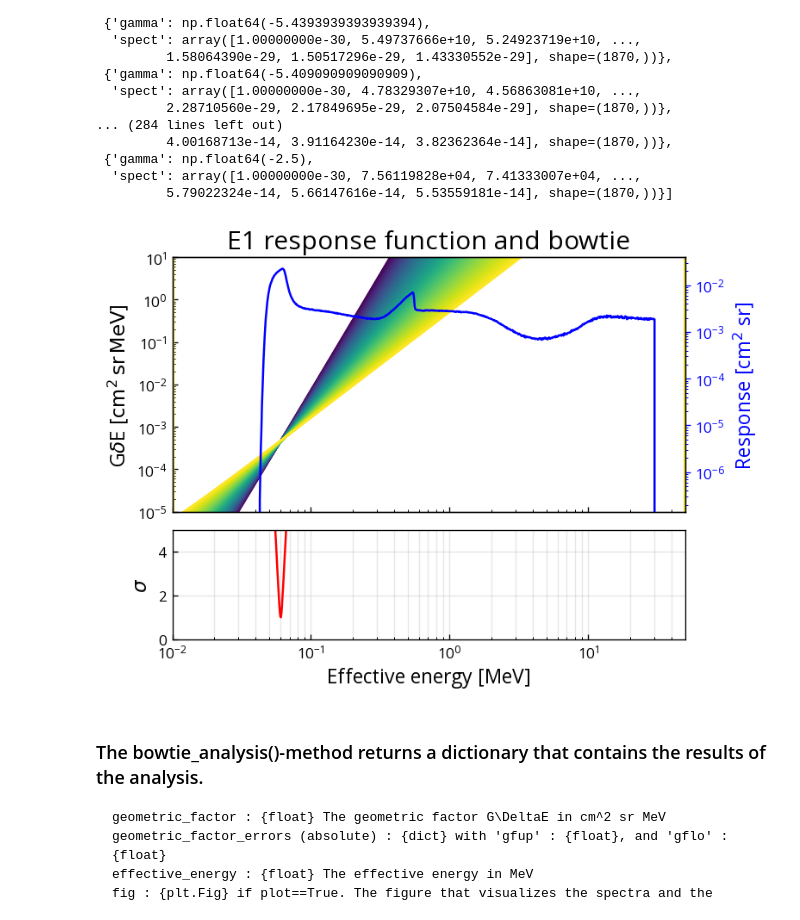
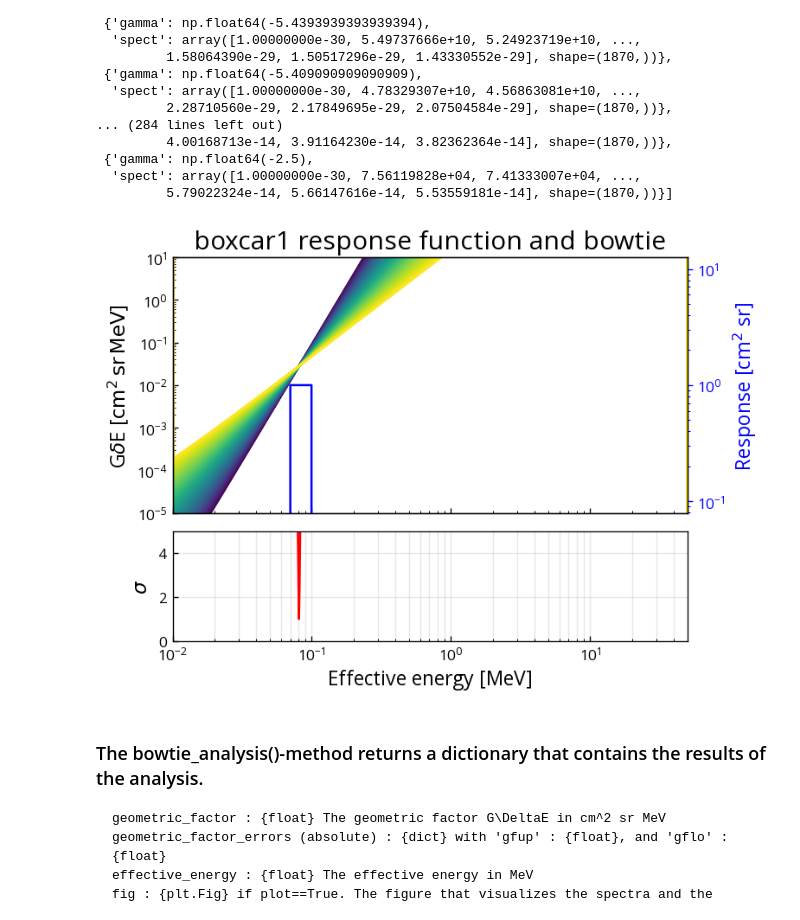
Before and after one commit to jgieseler/bowtie, a Jupyter notebook: bowtie_example.ipynb, the cells around one changed output. Cells and saved outputs as stored; diff of their text form; code cells hidden in the pictures.

```diff
--- a/bowtie_example.ipynb
+++ b/bowtie_example.ipynb
@@ -27,7 +30,7 @@ Finally we save the result of analysis to a csv table.
 </span>
 # %%
 # The input data is given as a csv table. The channel responses must be indexed by incident energy
-response_df = read_csv("sixs_side0_electron_responses.csv", index_col="incident_energy")
+response_df = read_csv("boxcar_responses.csv", index_col="incident_energy")
 
 # Display the dataframe to see that it was read in correctly
 display(response_df)
@@ -126,15 +130,15 @@ spectra.power_law_spectra
 # %%
 # bowtie_analysis is a class method for a single channel bowtie analysis with the given spectra
 # The method takes as an input the channel on which bowtie analysis is applied on, the range of
 # spectra used (contained in the spectra object that we initialized earlier) and a boolean switch
 # to produce a plot to visualize the calculation.
 
-channel = "E1"
+channel = "boxcar1"
 produce_plot = True
 
-e1_results = bowtie.bowtie_analysis(channel=channel, spectra=spectra, plot=produce_plot)
+b1_results = bowtie.bowtie_analysis(channel=channel, spectra=spectra, plot=produce_plot)
 # %% [output]
-[figure, old version]
+[figure, new version]
 # %% [markdown]
 ### The bowtie_analysis()-method returns a dictionary that contains the results of the analysis.
     geometric_factor : {float} The geometric factor G\DeltaE in cm^2 sr MeV
```
Also changed, not shown: parts of 6 cells of this notebook, 3 other files.
